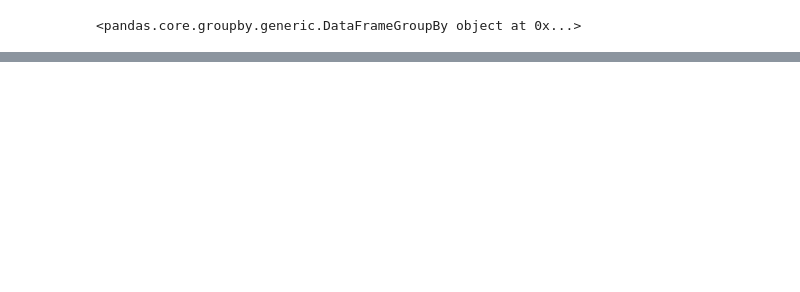
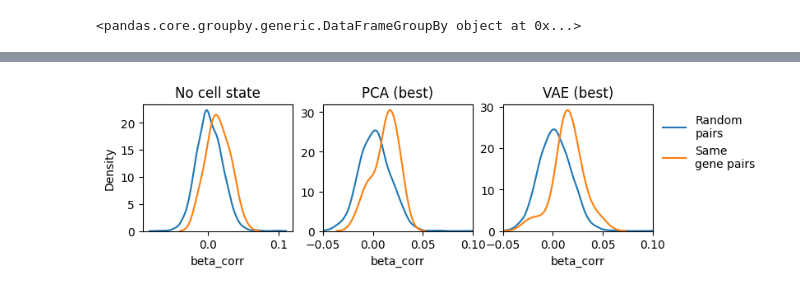
Before and after one commit to mincheoly/CS182A-project, a Jupyter notebook: analysis/paired_guide.ipynb, the cells around one changed output, grey strips where cells are left out. Drawn from its saved outputs; the diff is of its cells as text; code cells hidden in the pictures; blank space fills up the shorter version.

```diff
--- a/analysis/paired_guide.ipynb
+++ b/analysis/paired_guide.ipynb
@@ -82,0 +101,26 @@ sns.boxplot(x='method', y='beta_corr', hue='pos_ctrl', data=detailed_results)
+# %%
+plt.figure(figsize=(8, 2))
+plt.subplot(1, 3, 1)
+
+sns.kdeplot(detailed_results.query('method == "Base" & ~pos_ctrl').beta_corr)
+sns.kdeplot(detailed_results.query('method == "Base" & pos_ctrl').beta_corr)
+plt.title('No cell state')
+
+plt.subplot(1, 3, 2)
+sns.kdeplot(detailed_results.query('method == "PCA_20" & ~pos_ctrl').beta_corr)
+sns.kdeplot(detailed_results.query('method == "PCA_20" & pos_ctrl').beta_corr)
+plt.xlim(-0.05, 0.1)
+plt.ylabel('')
+plt.title('PCA (best)')
+
+plt.subplot(1, 3, 3)
+sns.kdeplot(detailed_results.query('method == "VAE_128_5" & ~pos_ctrl').beta_corr)
+sns.kdeplot(detailed_results.query('method == "VAE_128_5" & pos_ctrl').beta_corr)
+plt.xlim(-0.05, 0.1)
+plt.ylabel('')
+plt.title('VAE (best)')
+plt.legend(['Random\npairs', 'Same\ngene pairs'], frameon=False, bbox_to_anchor=(1, 1))
+
+plt.savefig('beta_correlation_densities.pdf', bbox_inches='tight')
+# %% [output]
+[figure, added]
```
Also changed, not shown: parts of 9 cells of this notebook, 8 other files.
